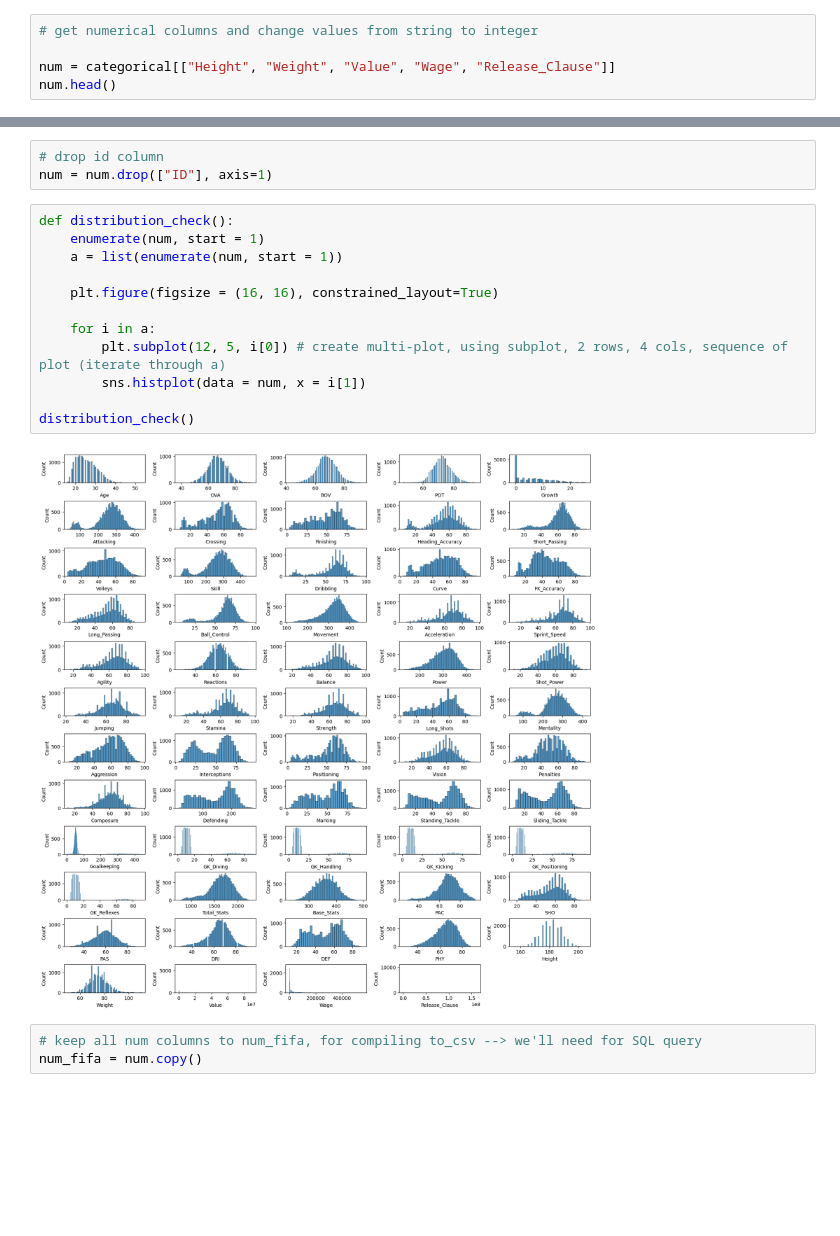
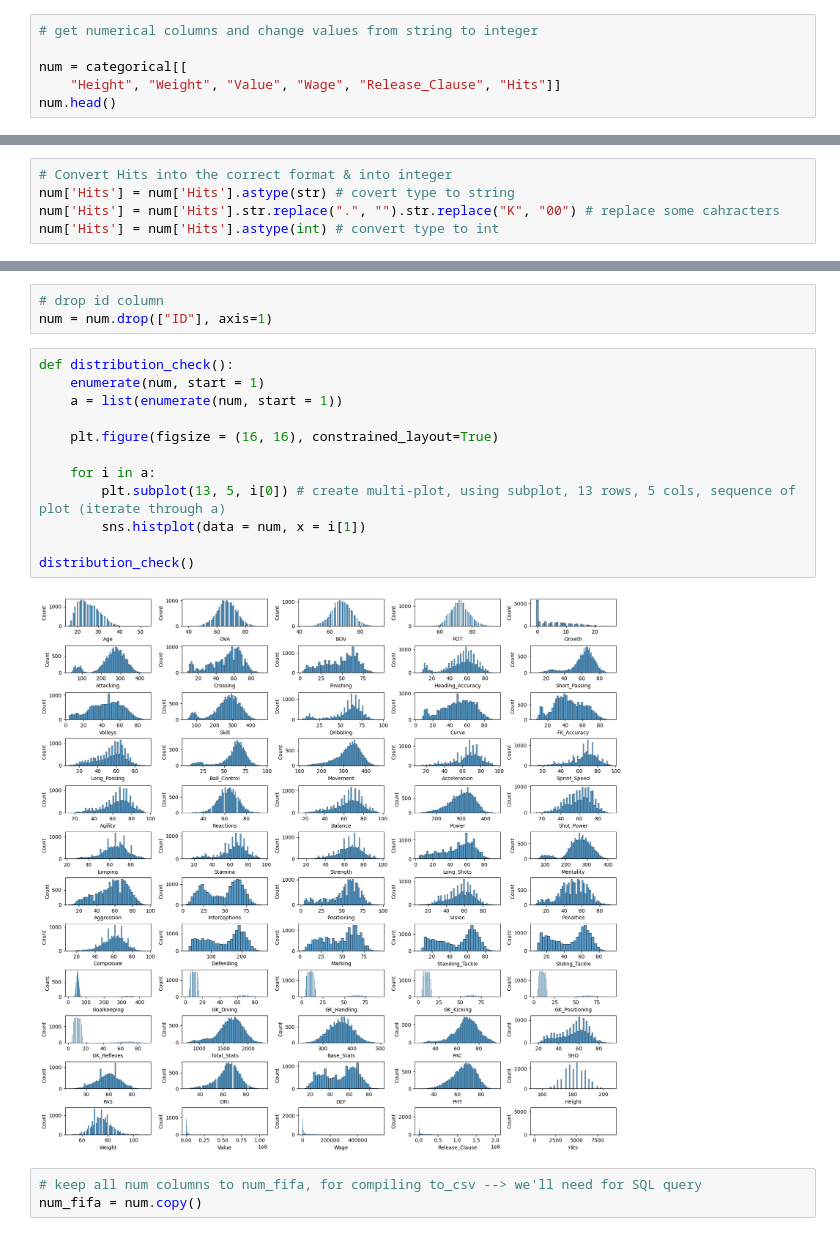
Before and after one commit to suphawadeeth/Data-Analytics-Ironhack, a Jupyter notebook: mini-project/fifa-mini-project.ipynb, the cells around one changed output, grey strips where cells are left out. Cells and saved outputs as stored; diff of their text form; blank space fills up the shorter version.

```diff
--- a/mini-project/fifa-mini-project.ipynb
+++ b/mini-project/fifa-mini-project.ipynb
@@ -67,6 +49,7 @@ cat.head()
 # %%
 # get numerical columns and change values from string to integer
 
-num = categorical[["Height", "Weight", "Value", "Wage", "Release_Clause"]]
+num = categorical[[
+    "Height", "Weight", "Value", "Wage", "Release_Clause", "Hits"]]
 num.head()
 # %% [output]
@@ -79,3 +62,8 @@ num.head()
+# %%
+# Convert Hits into the correct format & into integer
+num['Hits'] = num['Hits'].astype(str) # covert type to string
+num['Hits'] = num['Hits'].str.replace(".", "").str.replace("K", "00") # replace some cahracters
+num['Hits'] = num['Hits'].astype(int) # convert type to int
 # %%
 # change value to integer
 
@@ -121,17 +112,17 @@ num = num.drop(["ID"], axis=1)
 # %%
 def distribution_check():
     enumerate(num, start = 1)
     a = list(enumerate(num, start = 1))
 
     plt.figure(figsize = (16, 16), constrained_layout=True)
 
     for i in a:
-        plt.subplot(12, 5, i[0]) # create multi-plot, using subplot, 2 rows, 4 cols, sequence of plot (iterate through a)
+        plt.subplot(13, 5, i[0]) # create multi-plot, using subplot, 13 rows, 5 cols, sequence of plot (iterate through a)
         sns.histplot(data = num, x = i[1])
 
 distribution_check()
 # %% [output]
-[figure, old version]
+[figure, new version]
 # %%
 # keep all num columns to num_fifa, for compiling to_csv --> we'll need for SQL query
 num_fifa = num.copy()
```
Also changed, not shown: parts of 34 cells of this notebook.
